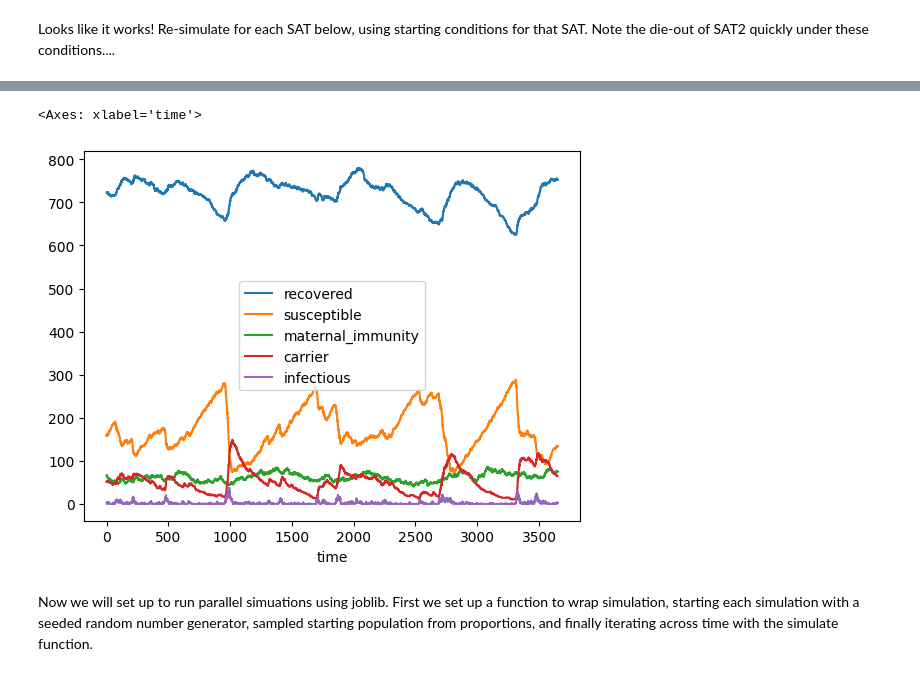
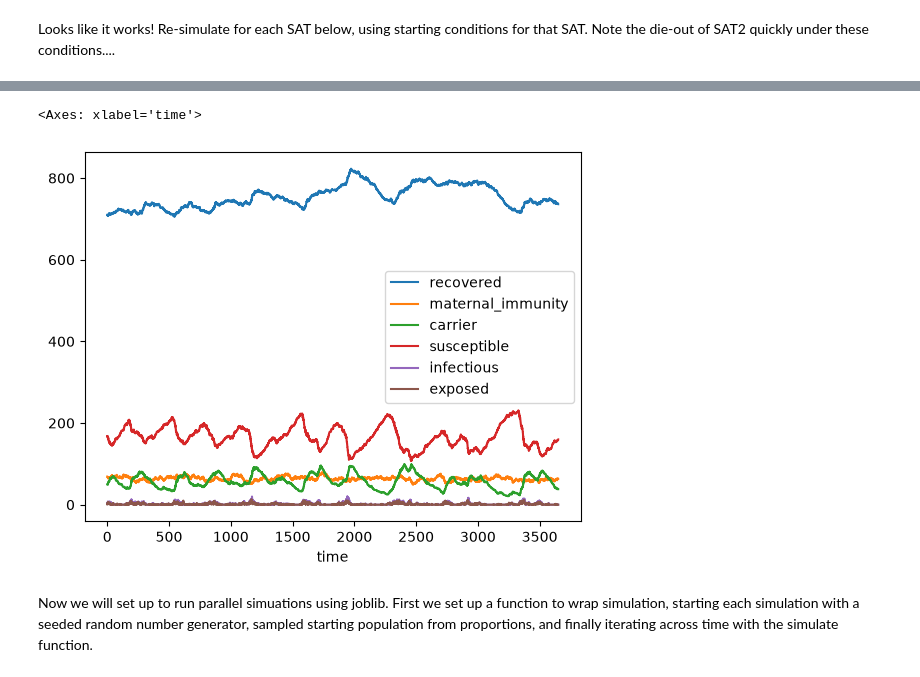
Before and after one commit to saracarp/buffalo_fmdv, a Jupyter notebook: fmdv_stochastic_model/FMDV_stochastic_model_add_E.ipynb, the cells around one changed output, grey strips where cells are left out. Cells and saved outputs as stored; diff of their text form; code cells hidden in the pictures.

```diff
--- a/fmdv_stochastic_model/FMDV_stochastic_model_add_E.ipynb
+++ b/fmdv_stochastic_model/FMDV_stochastic_model_add_E.ipynb
@@ -473,9 +494,9 @@ array([0.07407783, 0.04447496, 0.00312443, 0.10409354, 0.77422924])
 # %% [markdown]
 Solve for SAT2: `p_sat2` are the starting proportions for each group (Maternal, Susceptible, Infectious, Carrier, Recovered)
 # %%
-solution_sat2 = scipy.integrate.solve_ivp(odes_sat2, [0,10000], [0.2,0.2,0.2,0.2,0.2], args = (ode_params,))
+solution_sat2 = scipy.integrate.solve_ivp(odes_sat2, [0,10000], [0.2,0.2,0.1,0.1,0.2,0.2], args = (ode_params,))
 assert solution_sat2.success
 
-sol_sat2 = solution_sat2.y[0:5,-1]
+sol_sat2 = solution_sat2.y[0:6,-1]
 sol_sat2
 # %% [output]
@@ -491,9 +514,9 @@ array([0.06726549, 0.13289442, 0.00228959, 0.03543969, 0.76211081])
 # %% [markdown]
 Solve for SAT3: `p_sat3` are the starting proportions for each group (Maternal, Susceptible, Infectious, Carrier, Recovered)
 # %%
-solution_sat3 = scipy.integrate.solve_ivp(odes_sat3, [0,10000], [0.2,0.2,0.2,0.2,0.2], args = (ode_params,))
+solution_sat3 = scipy.integrate.solve_ivp(odes_sat3, [0,10000], [0.2,0.2,0.1,0.1,0.2,0.2], args = (ode_params,))
 assert solution_sat3.success
 
-sol_sat3 = solution_sat3.y[0:5,-1]
+sol_sat3 = solution_sat3.y[0:6,-1]
 sol_sat3
 # %% [output]
@@ -547,7 +572,7 @@ parameters = {
 
 rng = numpy.random.default_rng()
 while True:
-  start_state = rng.choice(['maternal_immunity','susceptible','infectious','carrier', 'recovered'],
+  start_state = rng.choice(['maternal_immunity','susceptible','exposed','infectious','carrier', 'recovered'],
                            1000,
                            p=p_sat1)
   state = collections.Counter(start_state)
@@ -560,6 +585,7 @@ events = (
     Birth(parameters),
     Death(parameters),
     Infection(parameters, state),
+    Progression(parameters),
     Recovery(parameters),
     Carrier_Recovery(parameters),
     # etc
@@ -581,6 +607,7 @@ parameters = {
     # Parameters for sat2
     'acute_transmission_rate': 1.6,        # units: 1/day
     'carrier_transmission_rate': 0.003,    # units: 1/day
+    'progression_mean_waiting_time': 1.3,  # units: day
     'recovery_mean_waiting_time': 4.6,     # units: day
     'carrier_probability': 0.44,            # units: none
     'carrier_recovery_mean_waiting_time': 180,  # units: day
@@ -588,7 +615,7 @@ parameters = {
 
 rng = numpy.random.default_rng()
 while True:
-  start_state = rng.choice(['maternal_immunity','susceptible','infectious','carrier', 'recovered'],
+  start_state = rng.choice(['maternal_immunity','susceptible','exposed','infectious','carrier', 'recovered'],
                            1000,
                            p=p_sat2)
   state = collections.Counter(start_state)
@@ -601,6 +628,7 @@ events = (
     Birth(parameters),
     Death(parameters),
     Infection(parameters, state),
+    Progression(parameters),
     Recovery(parameters),
     Carrier_Recovery(parameters),
     # etc
@@ -622,36 +650,38 @@ parameters = {
     # Parameters for sat3
     'acute_transmission_rate': 1.2,        # units: 1/day
     'carrier_transmission_rate': 0.012,    # units: 1/day
+    'progression_mean_waiting_time': 2.8,  # units:day
     'recovery_mean_waiting_time': 4.2,     # units: day
     'carrier_probability': 0.67,            # units: none
     'carrier_recovery_mean_waiting_time': 174,  # units: day
 }
 
 rng = numpy.random.default_rng()
 while True:
-  start_state = rng.choice(['maternal_immunity','susceptible','infectious','carrier', 'recovered'],
+  start_state = rng.choice(['maternal_immunity','susceptible','exposed','infectious','carrier', 'recovered'],
                            1000,
                            p=p_sat3)
   state = collections.Counter(start_state)
   if  state['infectious']>= 2:
             break
 
 # `events` is a list of (instances) of kinds of `Event()`
 events = (
     Waning(parameters),
     Birth(parameters),
     Death(parameters),
     Infection(parameters, state),
+    Progression(parameters),
     Recovery(parameters),
     Carrier_Recovery(parameters),
     # etc
 )
 
 result_sat3 = simulate(events, (0, 365*10), state)
 result_sat3.plot()
 # %% [output]
 <Axes: xlabel='time'>
-[figure, old version]
+[figure, new version]
 # %% [markdown]
 Now we will set up to run parallel simuations using joblib. First we set up a function to wrap simulation, starting each simulation with a seeded random number generator, sampled starting population from proportions, and finally iterating across time with the simulate function.
 # %%
```
Also changed, not shown: parts of 37 cells of this notebook, 1 other file.
